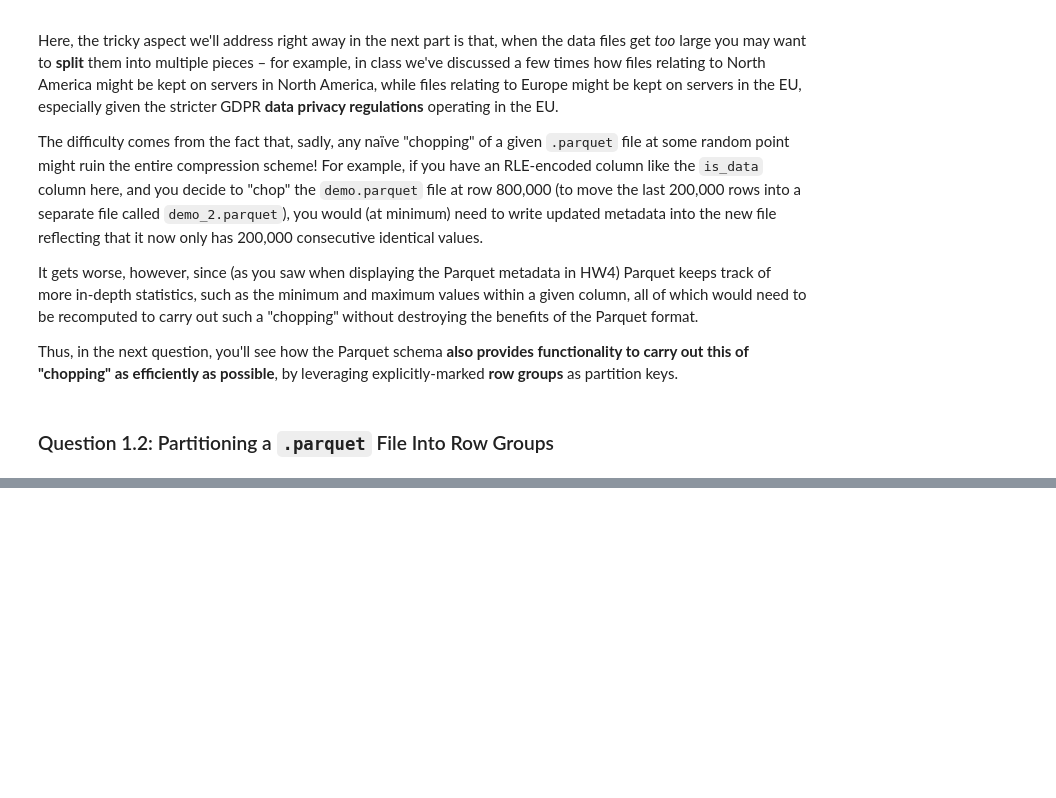
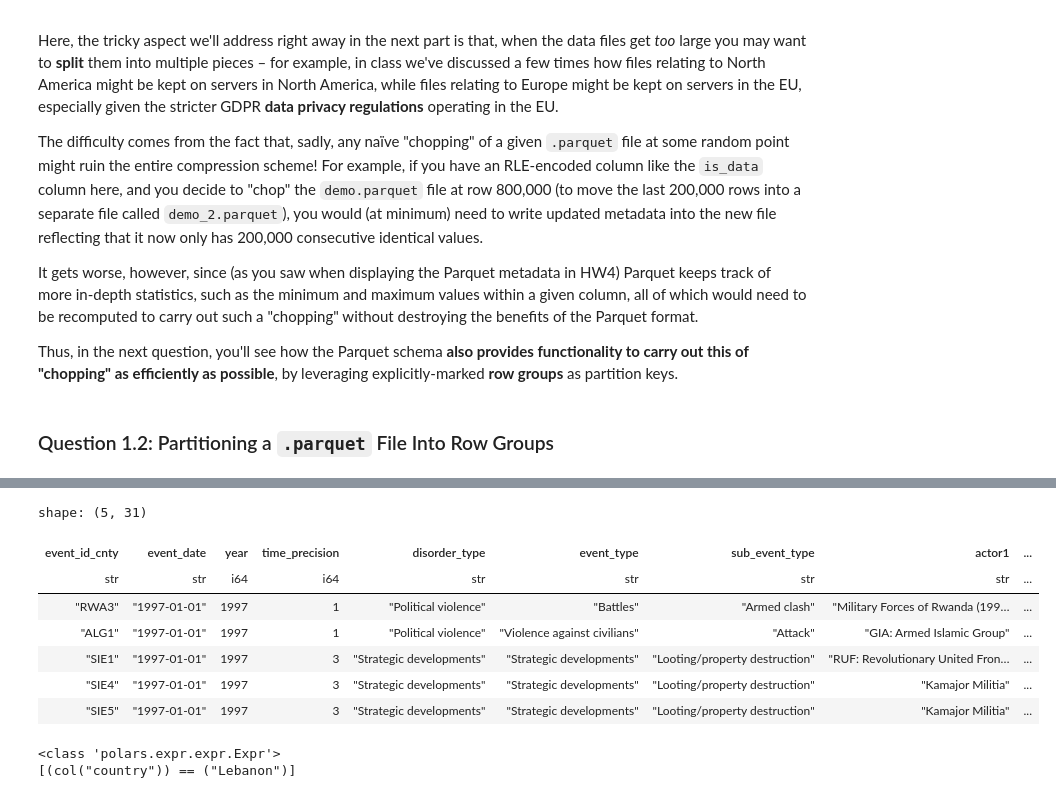
Before and after one commit to jpowerj/dsan6000-hw05, a Jupyter notebook: DSAN6000_HW5.ipynb, the cells around one changed output, grey strips where cells are left out. Drawn from its saved outputs; the diff is of its cells as text; code cells hidden in the pictures; blank space fills up the shorter version.

```diff
--- a/DSAN6000_HW5.ipynb
+++ b/DSAN6000_HW5.ipynb
@@ -145,0 +154,12 @@ Thus, in the next question, you'll see how the Parquet schema **also provides fu
+# %%
+#| label: Q2.1-response
+
+import polars as pl
+acled_lf = pl.scan_parquet(
+  's3://dsan6000-data/acled_events.parquet',
+  storage_options={
+    "aws_region": "us-east-1",
+    "aws_skip_signature": "true",
+  },
+)
+acled_lf.collect_schema()
@@ -145,0 +184,18 @@ Thus, in the next question, you'll see how the Parquet schema **also provides fu
+# %%
+acled_lf.head(5).collect()
+# %% [output]
+shape: (5, 31)
+| event_id_cnty | event_date | year | time_precision | disorder_type | event_type | sub_event_type | actor1 | ... |
+| str | str | i64 | i64 | str | str | str | str | ... |
+| "RWA3" | "1997-01-01" | 1997 | 1 | "Political violence" | "Battles" | "Armed clash" | "Military Forces of Rwanda (199… | ... |
+| "ALG1" | "1997-01-01" | 1997 | 1 | "Political violence" | "Violence against civilians" | "Attack" | "GIA: Armed Islamic Group" | ... |
+| "SIE1" | "1997-01-01" | 1997 | 3 | "Strategic developments" | "Strategic developments" | "Looting/property destruction" | "RUF: Revolutionary United Fron… | ... |
+| "SIE4" | "1997-01-01" | 1997 | 3 | "Strategic developments" | "Strategic developments" | "Looting/property destruction" | "Kamajor Militia" | ... |
+| "SIE5" | "1997-01-01" | 1997 | 3 | "Strategic developments" | "Strategic developments" | "Looting/property destruction" | "Kamajor Militia" | ... |
+# %%
+lbn_expr = pl.col("country") == "Lebanon"
+print(type(lbn_expr))
+print(lbn_expr)
+# %% [output]
+<class 'polars.expr.expr.Expr'>
+[(col("country")) == ("Lebanon")]
```
Also changed, not shown: parts of 15 cells of this notebook, 1 other file.
